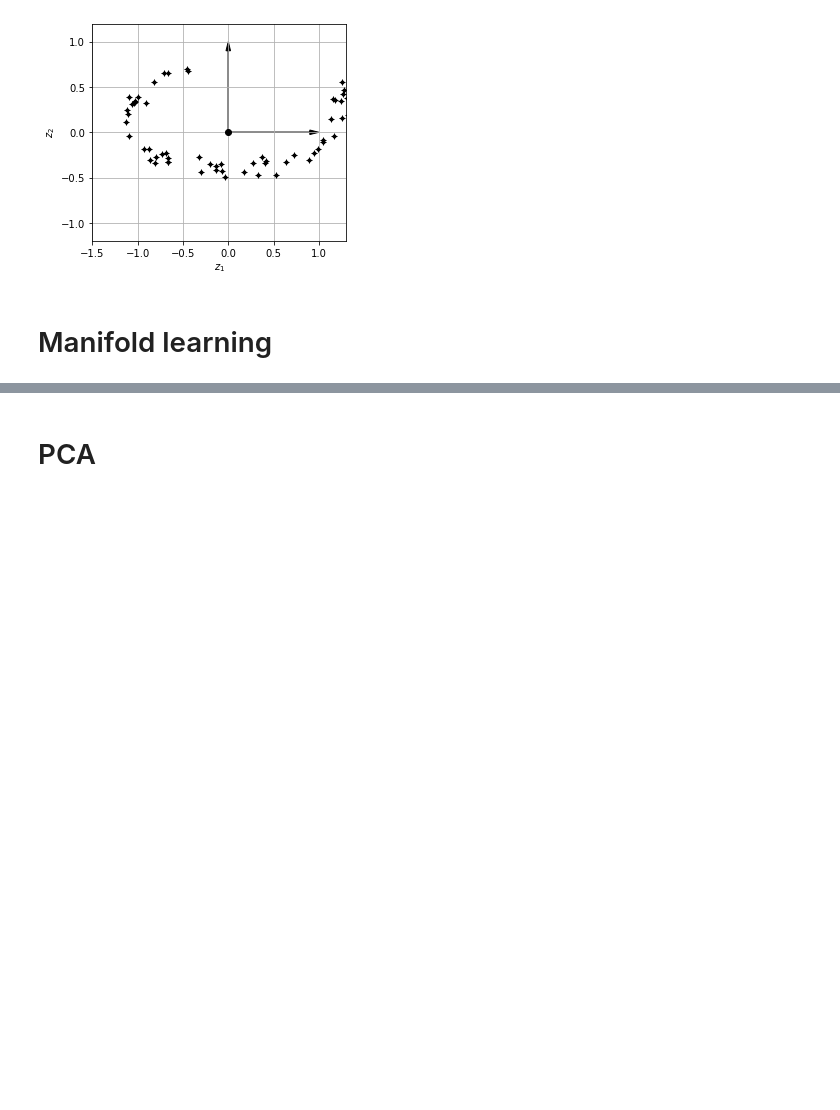
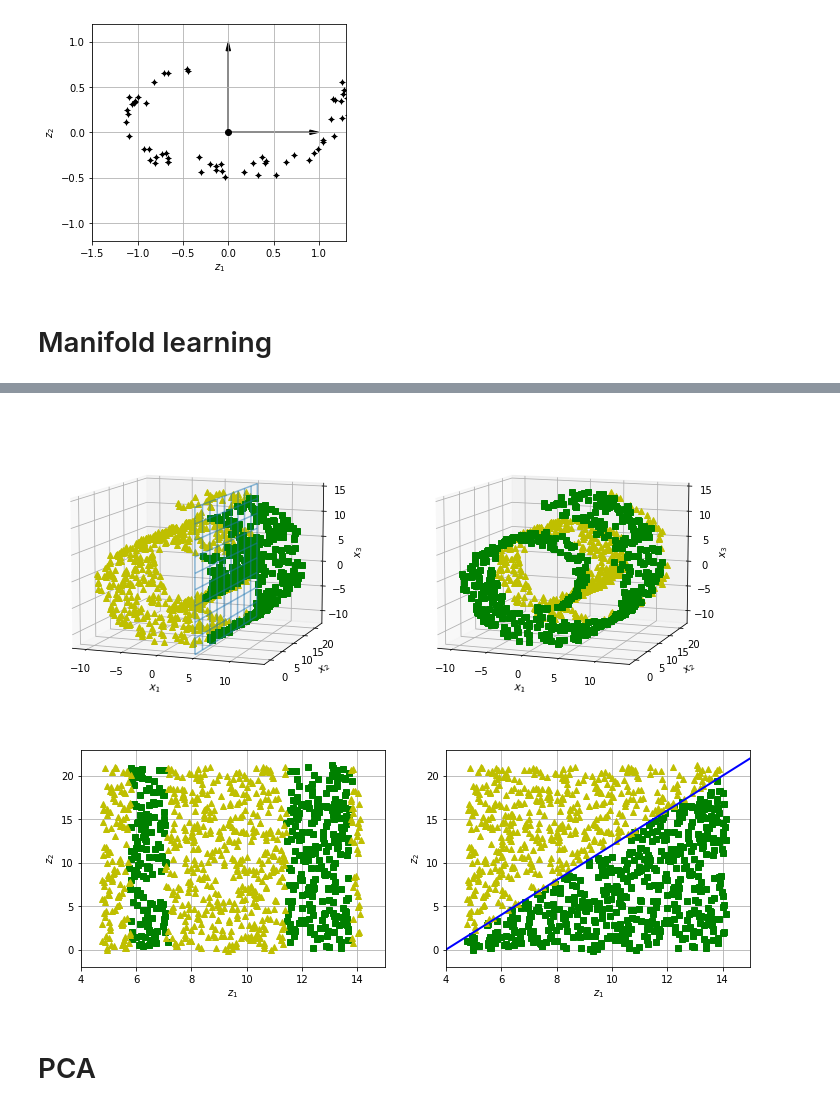
Before and after one commit to jy12060026ai/excss-stats, a Jupyter notebook: handson/08-dimensionality-reduction.ipynb, the cells around one changed output, grey strips where cells are left out. Drawn from its saved outputs; the diff is of its cells as text; code cells hidden in the pictures; blank space fills up the shorter version.

```diff
--- a/handson/08-dimensionality-reduction.ipynb
+++ b/handson/08-dimensionality-reduction.ipynb
@@ -371,3 +293,45 @@ Saving figure manifold_decision_boundary_plot4
+# %%
+fig = plt.figure(figsize=(12, 8))
+
+pos_classes = [X[:, 0] > 5, 2 * (t[:] - 4) > X[:, 1]]
+
+for ind, positive_class in enumerate(pos_classes):
+
+    ax = plt.subplot(121 + ind, projection='3d')
+    X_pos = X[positive_class]
+    X_neg = X[~positive_class]
+    ax.view_init(10, -70)
+    ax.plot(X_neg[:, 0], X_neg[:, 1], X_neg[:, 2], "y^")
+    ax.plot(X_pos[:, 0], X_pos[:, 1], X_pos[:, 2], "gs")
+
+    if ind == 0:
+        ax.plot_wireframe(5, x2, x3, alpha=0.5)
+
+    ax.set(xlabel="$x_1$",
+           ylabel="$x_2$",
+           zlabel="$x_3$",
+           xlim=lims[0:2],
+           ylim=lims[2:4],
+           zlim=lims[4:6])
+
+plt.show()
+
+fig = plt.figure(figsize=(12, 4))
+
+for ind, positive_class in enumerate(pos_classes):
+    ax = plt.subplot(121 + ind)
+    ax.plot(t[positive_class], X[positive_class, 1], "gs")
+    ax.plot(t[~positive_class], X[~positive_class, 1], "y^")
+    ax.set(xlabel="$z_1$", ylabel="$z_2$")
+    ax.axis([4, 15] + lims[2:4])
+    ax.grid(1)
+    if ind == 1:
+        ax.plot([4, 15], [0, 22], "b-", lw=2)
+
+plt.show()
+# %% [output]
+[figure, added]
+[figure, added]
 # %% [markdown]
 # PCA
 # %%
```
Also changed, not shown: parts of 35 cells of this notebook.
